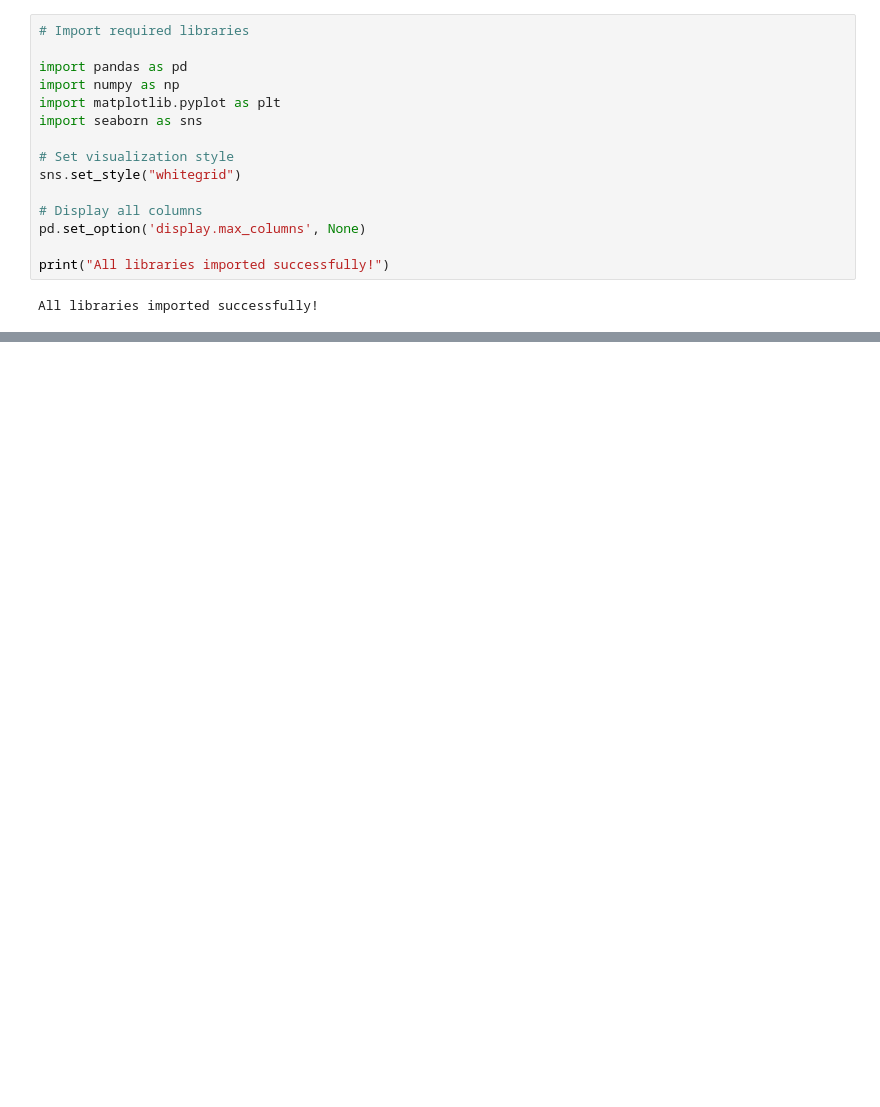
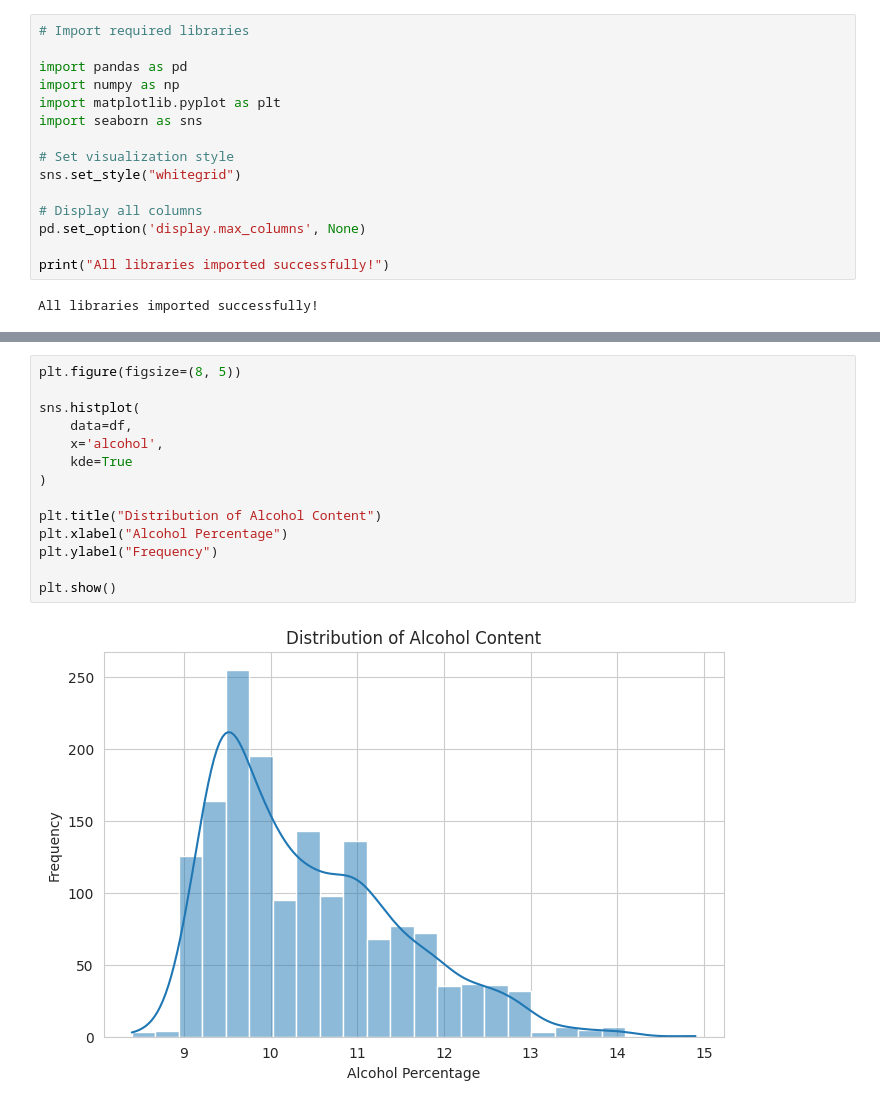
Before and after one commit to brajalingamnec-max/Heart-Disease-Data-Preprocessing, a Jupyter notebook: Week2_EDA_and_Visualization.ipynb, the cells around one changed output, grey strips where cells are left out. Drawn from its saved outputs; the diff is of its cells as text; blank space fills up the shorter version.

```diff
--- a/Week2_EDA_and_Visualization.ipynb
+++ b/Week2_EDA_and_Visualization.ipynb
@@ -38,0 +179,16 @@ All libraries imported successfully!
+# %%
+plt.figure(figsize=(8, 5))
+
+sns.histplot(
+    data=df,
+    x='alcohol',
+    kde=True
+)
+
+plt.title("Distribution of Alcohol Content")
+plt.xlabel("Alcohol Percentage")
+plt.ylabel("Frequency")
+
+plt.show()
+# %% [output]
+[figure, added]
```
Also changed, not shown: parts of 23 cells of this notebook.
